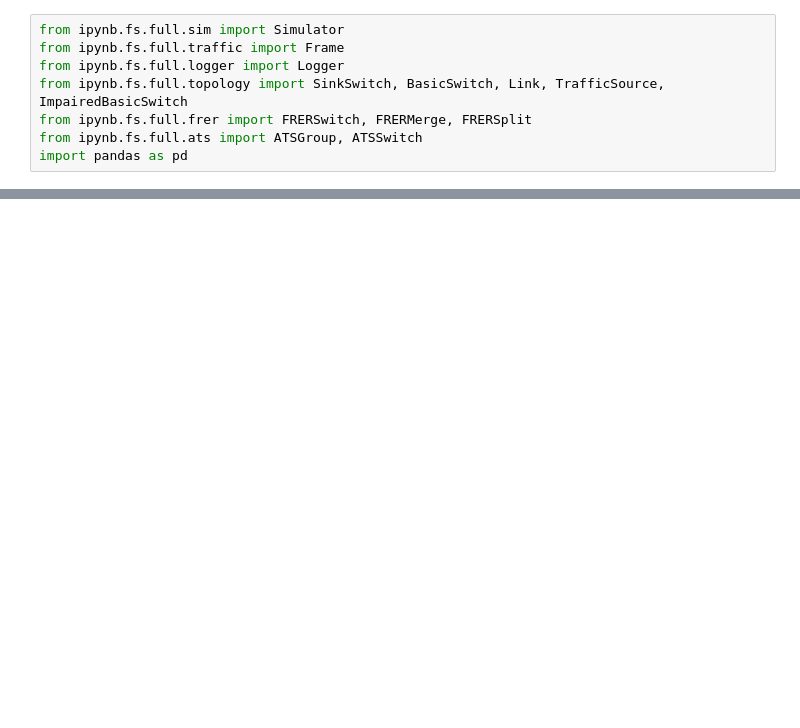
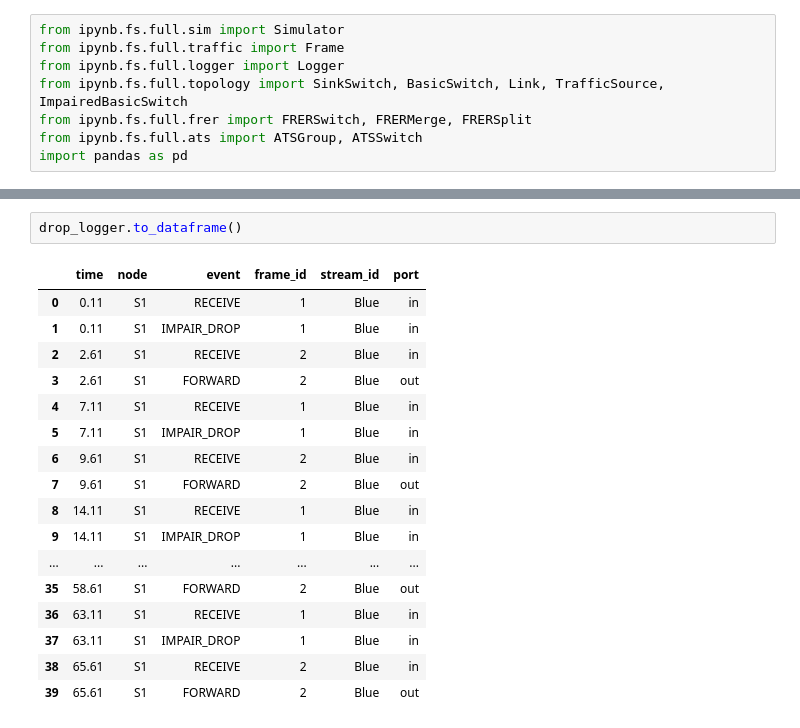
Before and after one commit to DanyBoi22/ATSim, a Jupyter notebook: ATSim.ipynb, the cells around one changed output, grey strips where cells are left out. Drawn from its saved outputs; the diff is of its cells as text; blank space fills up the shorter version.

```diff
--- a/ATSim.ipynb
+++ b/ATSim.ipynb
@@ -296,0 +281,20 @@ with pd.option_context(
+# %%
+drop_logger.to_dataframe()
+# %% [output]
+|  | time | node | event | frame_id | stream_id | port |
+| 0 | 0.11 | S1 | RECEIVE | 1 | Blue | in |
+| 1 | 0.11 | S1 | IMPAIR_DROP | 1 | Blue | in |
+| 2 | 2.61 | S1 | RECEIVE | 2 | Blue | in |
+| 3 | 2.61 | S1 | FORWARD | 2 | Blue | out |
+| 4 | 7.11 | S1 | RECEIVE | 1 | Blue | in |
+| 5 | 7.11 | S1 | IMPAIR_DROP | 1 | Blue | in |
+| 6 | 9.61 | S1 | RECEIVE | 2 | Blue | in |
+| 7 | 9.61 | S1 | FORWARD | 2 | Blue | out |
+| 8 | 14.11 | S1 | RECEIVE | 1 | Blue | in |
+| 9 | 14.11 | S1 | IMPAIR_DROP | 1 | Blue | in |
+| ... | ... | ... | ... | ... | ... | ... |
+| 35 | 58.61 | S1 | FORWARD | 2 | Blue | out |
+| 36 | 63.11 | S1 | RECEIVE | 1 | Blue | in |
+| 37 | 63.11 | S1 | IMPAIR_DROP | 1 | Blue | in |
+| 38 | 65.61 | S1 | RECEIVE | 2 | Blue | in |
+| 39 | 65.61 | S1 | FORWARD | 2 | Blue | out |
```
Also changed, not shown: parts of 6 cells of this notebook.
